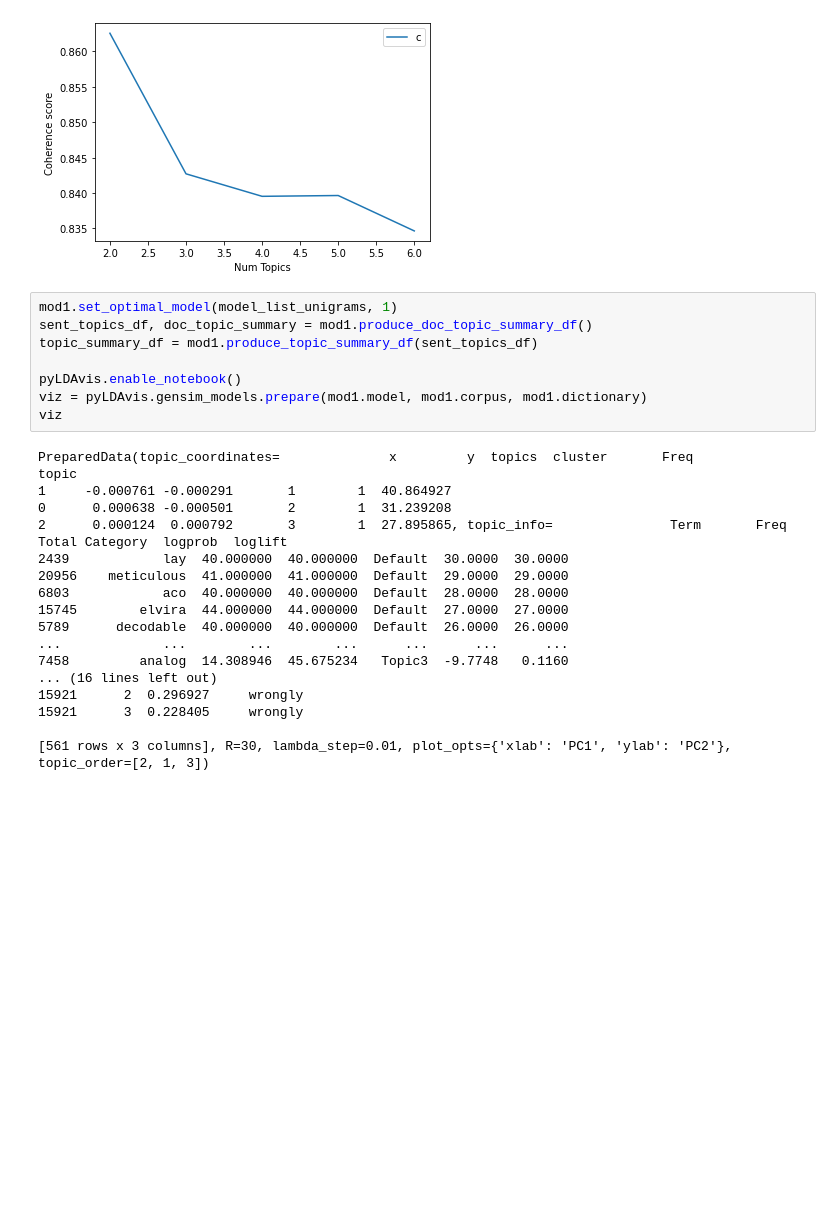
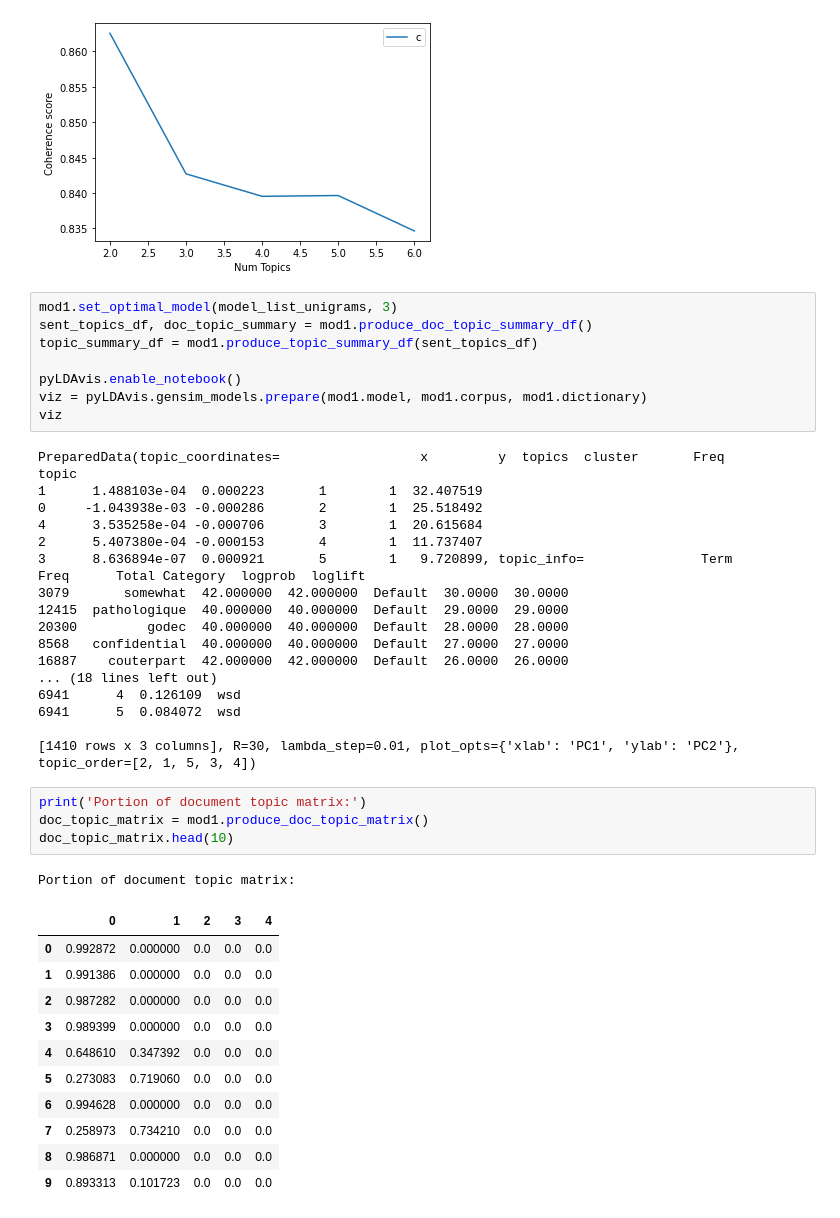
Before and after one commit to sanjibg01/CS410-project-team-trailblazers, a Jupyter notebook: arxiv/topic_model_search.ipynb, the cells around one changed output. Saved outputs shown, nothing was run; the diff lists cells and outputs as text; blank space fills up the shorter version.

```diff
--- a/arxiv/topic_model_search.ipynb
+++ b/arxiv/topic_model_search.ipynb
@@ -240,7 +244,7 @@ Results of model search on unigrams:
 Results of model search on ngrams:
 [figure]
 # %%
-mod1.set_optimal_model(model_list_unigrams, 1)
+mod1.set_optimal_model(model_list_unigrams, 3)
 sent_topics_df, doc_topic_summary = mod1.produce_doc_topic_summary_df()
 topic_summary_df = mod1.produce_topic_summary_df(sent_topics_df)
 
@@ -248,21 +252,38 @@ pyLDAvis.enable_notebook()
 viz = pyLDAvis.gensim_models.prepare(mod1.model, mod1.corpus, mod1.dictionary)
 viz
 # %% [output]
-PreparedData(topic_coordinates=              x         y  topics  cluster       Freq
+PreparedData(topic_coordinates=                  x         y  topics  cluster       Freq
 topic
-1     -0.000761 -0.000291       1        1  40.864927
-0      0.000638 -0.000501       2        1  31.239208
-2      0.000124  0.000792       3        1  27.895865, topic_info=               Term       Freq      Total Category  logprob  loglift
-2439            lay  40.000000  40.000000  Default  30.0000  30.0000
-20956    meticulous  41.000000  41.000000  Default  29.0000  29.0000
-6803            aco  40.000000  40.000000  Default  28.0000  28.0000
-15745        elvira  44.000000  44.000000  Default  27.0000  27.0000
-5789      decodable  40.000000  40.000000  Default  26.0000  26.0000
-...             ...        ...        ...      ...      ...      ...
-7458         analog  14.308946  45.675234   Topic3  -9.7748   0.1160
-... (16 lines left out)
-15921      2  0.296927     wrongly
-15921      3  0.228405     wrongly
+1      1.488103e-04  0.000223       1        1  32.407519
+0     -1.043938e-03 -0.000286       2        1  25.518492
+4      3.535258e-04 -0.000706       3        1  20.615684
+2      5.407380e-04 -0.000153       4        1  11.737407
+3      8.636894e-07  0.000921       5        1   9.720899, topic_info=               Term       Freq      Total Category  logprob  loglift
+3079       somewhat  42.000000  42.000000  Default  30.0000  30.0000
+12415  pathologique  40.000000  40.000000  Default  29.0000  29.0000
+20300         godec  40.000000  40.000000  Default  28.0000  28.0000
+8568   confidential  40.000000  40.000000  Default  27.0000  27.0000
+16887    couterpart  42.000000  42.000000  Default  26.0000  26.0000
+... (18 lines left out)
+6941      4  0.126109  wsd
+6941      5  0.084072  wsd
 
-[561 rows x 3 columns], R=30, lambda_step=0.01, plot_opts={'xlab': 'PC1', 'ylab': 'PC2'}, topic_order=[2, 1, 3])
+[1410 rows x 3 columns], R=30, lambda_step=0.01, plot_opts={'xlab': 'PC1', 'ylab': 'PC2'}, topic_order=[2, 1, 5, 3, 4])
+# %%
+print('Portion of document topic matrix:')
+doc_topic_matrix = mod1.produce_doc_topic_matrix()
+doc_topic_matrix.head(10)
+# %% [output]
+Portion of document topic matrix:
+|  | 0 | 1 | 2 | 3 | 4 |
+| 0 | 0.992872 | 0.000000 | 0.0 | 0.0 | 0.0 |
+| 1 | 0.991386 | 0.000000 | 0.0 | 0.0 | 0.0 |
+| 2 | 0.987282 | 0.000000 | 0.0 | 0.0 | 0.0 |
+| 3 | 0.989399 | 0.000000 | 0.0 | 0.0 | 0.0 |
+| 4 | 0.648610 | 0.347392 | 0.0 | 0.0 | 0.0 |
+| 5 | 0.273083 | 0.719060 | 0.0 | 0.0 | 0.0 |
+| 6 | 0.994628 | 0.000000 | 0.0 | 0.0 | 0.0 |
+| 7 | 0.258973 | 0.734210 | 0.0 | 0.0 | 0.0 |
+| 8 | 0.986871 | 0.000000 | 0.0 | 0.0 | 0.0 |
+| 9 | 0.893313 | 0.101723 | 0.0 | 0.0 | 0.0 |
 # %%
```
Also changed, not shown: parts of 17 cells of this notebook, 3 other files.
